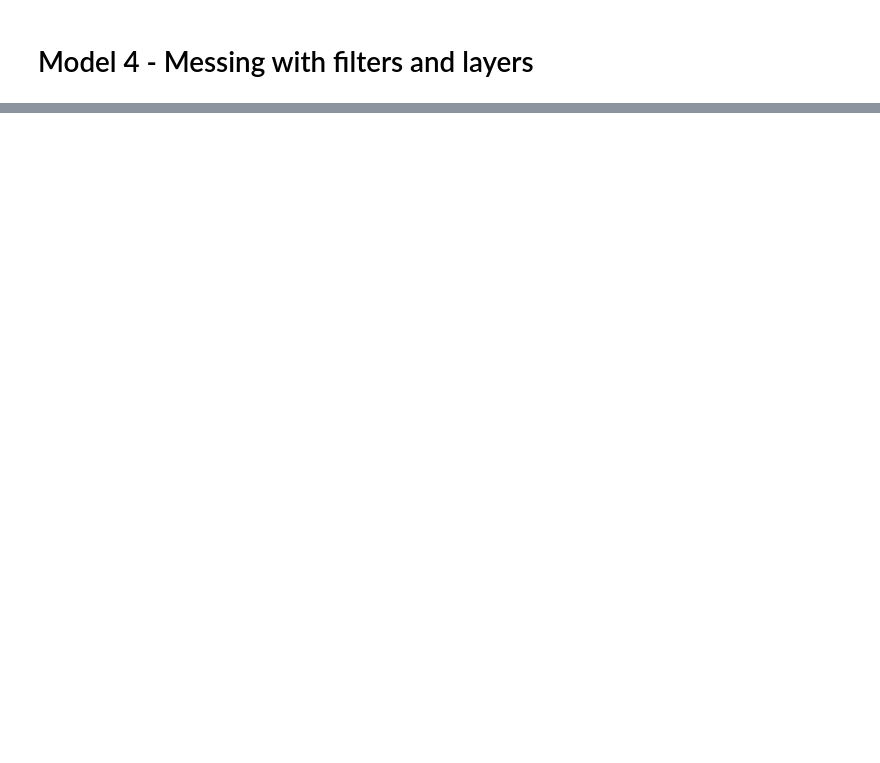
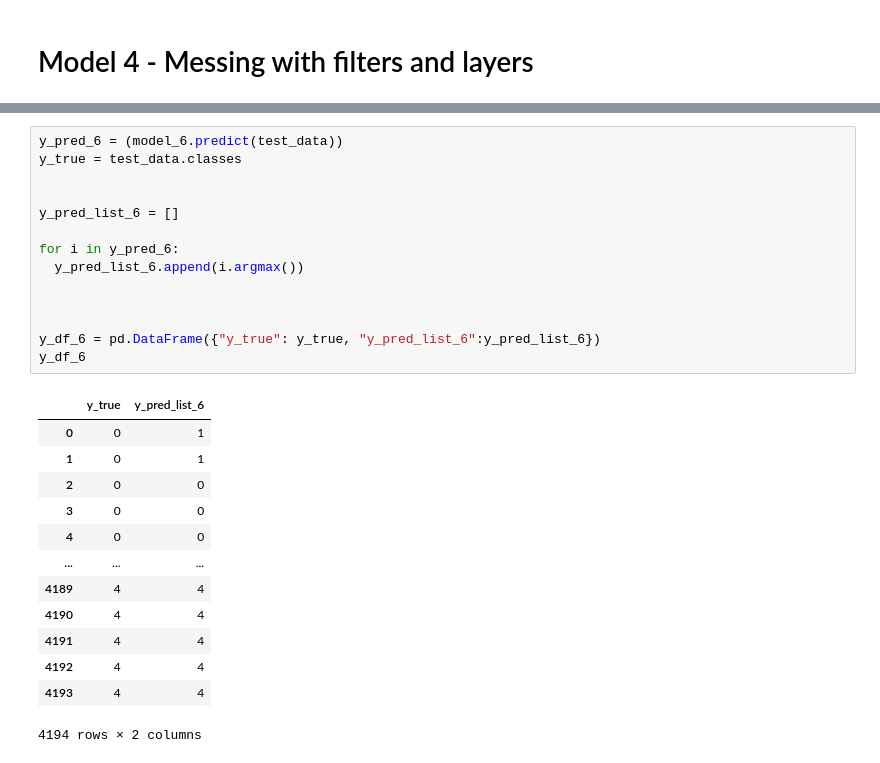
Before and after one commit to njw27/Speech_Emotion_Recognition_SER, a Jupyter notebook: EDA_notebook.ipynb, the cells around one changed output, grey strips where cells are left out. Saved outputs shown, nothing was run; the diff lists cells and outputs as text; blank space fills up the shorter version.

```diff
--- a/EDA_notebook.ipynb
+++ b/EDA_notebook.ipynb
@@ -1141,0 +1180,28 @@ ValueError: ignored
+# %%
+y_pred_6 = (model_6.predict(test_data))
+y_true = test_data.classes
+
+
+y_pred_list_6 = []
+
+for i in y_pred_6:
+  y_pred_list_6.append(i.argmax())
+
+
+
+y_df_6 = pd.DataFrame({"y_true": y_true, "y_pred_list_6":y_pred_list_6})
+y_df_6
+# %% [output]
+|  | y_true | y_pred_list_6 |
+| 0 | 0 | 1 |
+| 1 | 0 | 1 |
+| 2 | 0 | 0 |
+| 3 | 0 | 0 |
+| 4 | 0 | 0 |
+| ... | ... | ... |
+| 4189 | 4 | 4 |
+| 4190 | 4 | 4 |
+| 4191 | 4 | 4 |
+| 4192 | 4 | 4 |
+| 4193 | 4 | 4 |
+4194 rows × 2 columns
```
Also changed, not shown: parts of 88 cells of this notebook.
